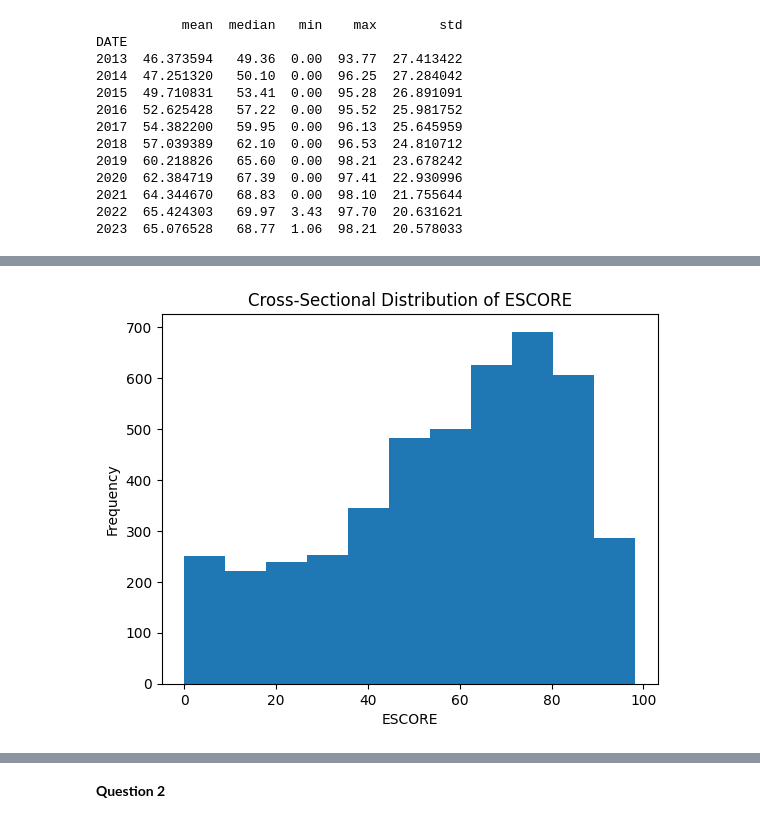
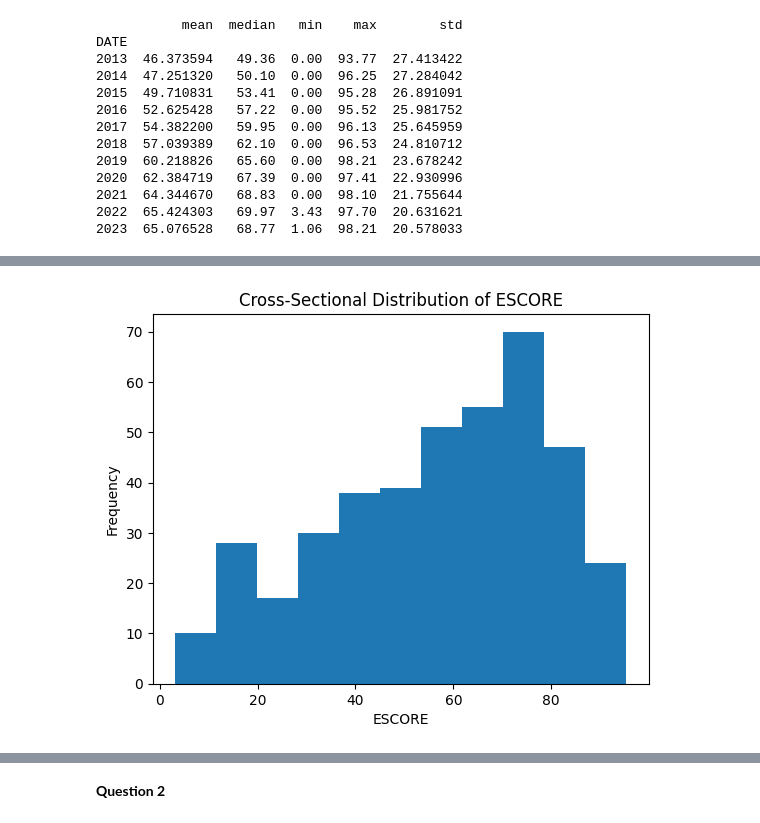
Before and after one commit to gr-oll/susFin, a Jupyter notebook: Finance_HW_2_Simon.ipynb, the cells around one changed output, grey strips where cells are left out. Drawn from its saved outputs; the diff is of its cells as text; code cells hidden in the pictures.

```diff
--- a/Finance_HW_2_Simon.ipynb
+++ b/Finance_HW_2_Simon.ipynb
@@ -202,3 +202,6 @@ DATE
 2021  64.344670   68.83  0.00  98.10  21.755644
 2022  65.424303   69.97  3.43  97.70  20.631621
 2023  65.076528   68.77  1.06  98.21  20.578033
+# %%
+cross_sectional_stats2 = Merged.groupby('NAME')['ESCORE'].agg(['mean', 'median', 'min', 'max', 'std'])
+print(cross_sectional_stats2)
@@ -205,11 +226,11 @@ DATE
 # %%
 import matplotlib.pyplot as plt
 
 # Assuming 'Merged' is your DataFrame and 'ESCORE' is the column of interest
-plt.hist(Merged['ESCORE'], bins=11)  # Adjust 'bins' as needed
+plt.hist(cross_sectional_stats2['mean'], bins=11)  # Adjust 'bins' as needed
 plt.xlabel('ESCORE')
 plt.ylabel('Frequency')
 plt.title('Cross-Sectional Distribution of ESCORE')
 plt.show()
 # %% [output]
-[figure, old version]
+[figure, new version]
```
Also changed, not shown: parts of 14 cells of this notebook.
